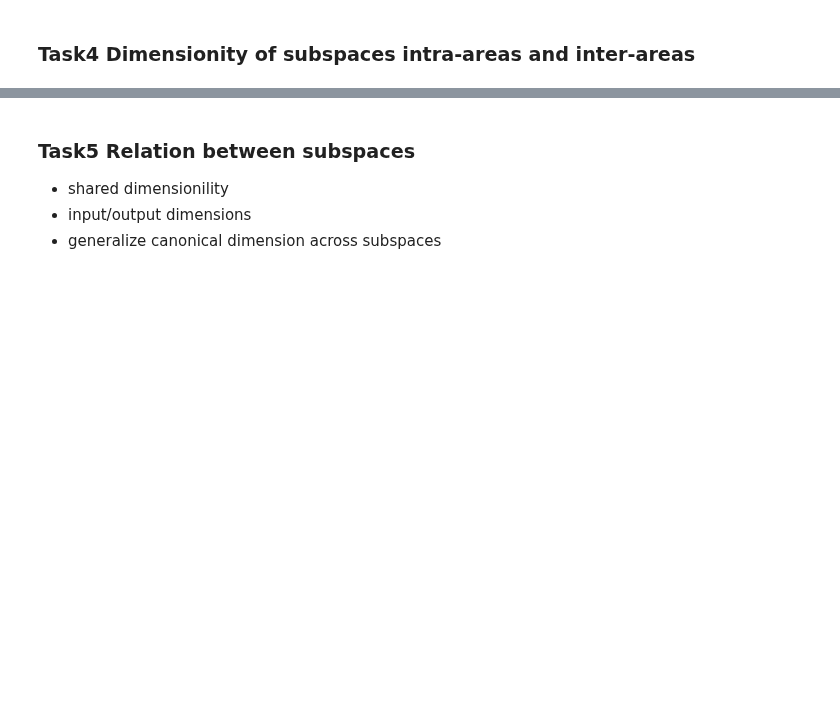
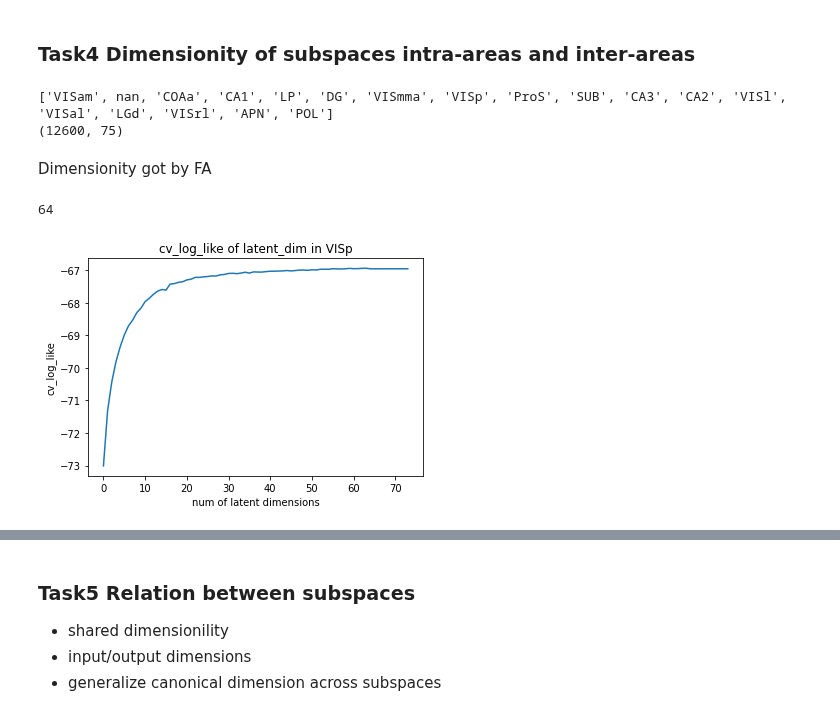
Before and after one commit to Jp-17/Coding_learning, a Jupyter notebook: Project_explore/Information flow across areas/CS_CCA_part2.ipynb, the cells around one changed output, grey strips where cells are left out. Drawn from its saved outputs; the diff is of its cells as text; code cells hidden in the pictures; blank space fills up the shorter version.

Commit message:
get intra_dimension by FA

```diff
--- a/Project_explore/Information flow across areas/CS_CCA_part2.ipynb
+++ b/Project_explore/Information flow across areas/CS_CCA_part2.ipynb
@@ -31,2 +89,57 @@
 # %% [markdown]
 ### Task4 Dimensionity of subspaces intra-areas and inter-areas
+# %%
+response_matrix = spike_matrix(area='VISp', stim_table=drift_stim_table)
+res_mat = response_matrix.reshape(response_matrix.shape[0]*response_matrix.shape[1],
+                                response_matrix.shape[2])
+print(res_mat.shape)
+# %% [output]
+['VISam', nan, 'COAa', 'CA1', 'LP', 'DG', 'VISmma', 'VISp', 'ProS', 'SUB', 'CA3', 'CA2', 'VISl', 'VISal', 'LGd', 'VISrl', 'APN', 'POL']
+(12600, 75)
+# %% [markdown]
+Dimensionity got by FA
+# %%
+from sklearn.model_selection import KFold
+from sklearn.decomposition import FactorAnalysis
+
+def cross_val_FA(res_mat, latent_dim):
+
+    k_fold = 10
+    kf = KFold(n_splits=k_fold)
+    log_like = np.zeros(k_fold)
+
+    fold = 0
+    for train_index, test_index in kf.split(res_mat):
+        train, test = res_mat[train_index], res_mat[test_index]
+        # print("TRAIN:", train.shape, "TEST:", test.shape)
+
+        fa = FactorAnalysis(n_components=latent_dim)
+        fa.fit(train)
+
+
+        log_like[fold] = fa.score(test)   # get Average log-likelihood of test
+        fold = fold + 1
+
+    return log_like.mean()
+# %%
+N, n_features = res_mat.shape
+
+# select proper latent dimensions from [1, p-1]
+cv_log_like = np.zeros(n_features-1)
+for i in range(n_features-1):
+    latent_dim = i + 1
+    cv_log_like[i] = cross_val_FA(res_mat, latent_dim)
+
+latent_dim_log_like = np.argmax(cv_log_like) + 1
+print(latent_dim_log_like)
+
+plt.figure()
+plt.plot(cv_log_like)
+plt.title(f'cv_log_like of latent_dim in VISp')
+plt.xlabel('num of latent dimensions')
+# plt.xticks(ticks=tick_bins, labels=label_bins)
+plt.ylabel('cv_log_like')
+plt.show()
+# %% [output]
+64
+[figure, added]
```
Also changed, not shown: parts of 5 cells of this notebook.
